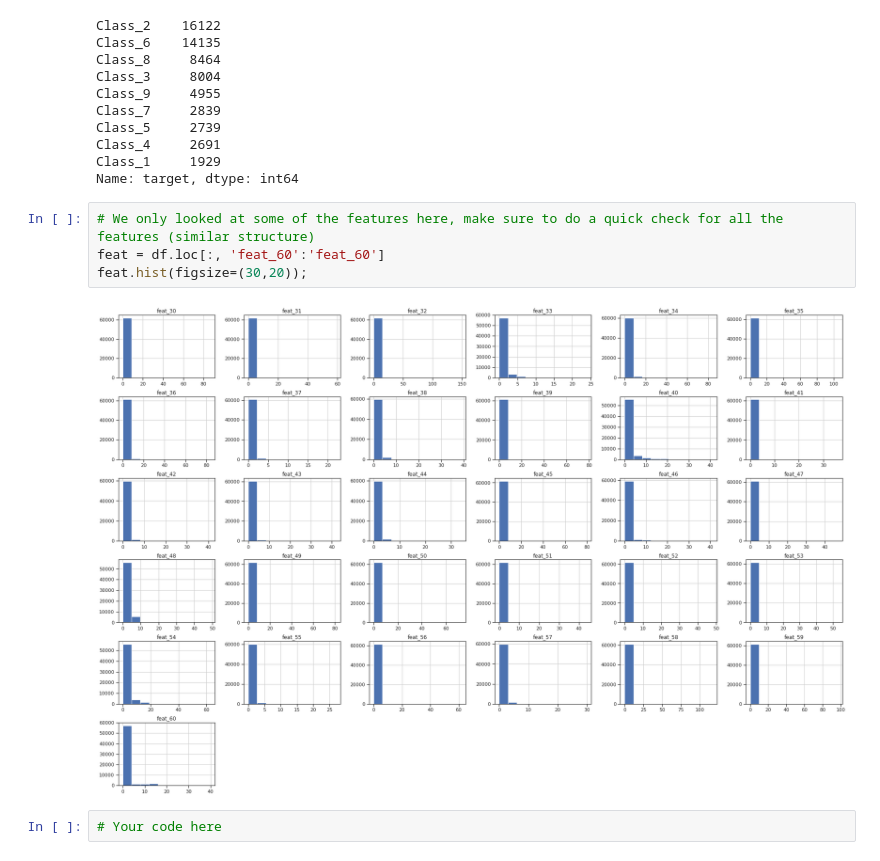
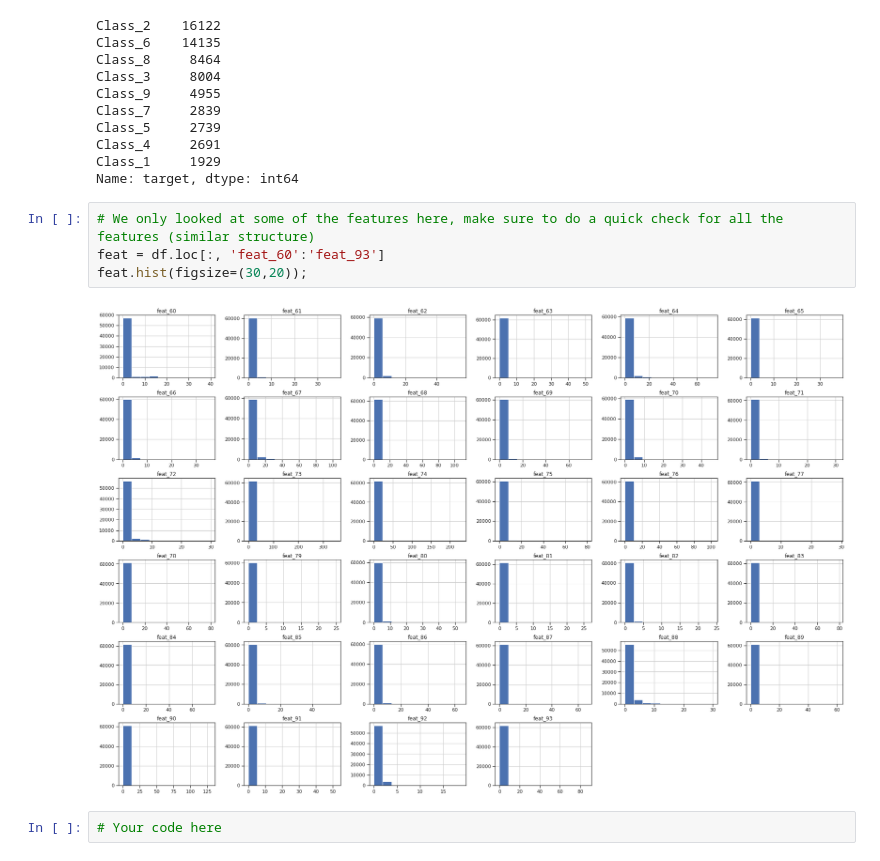
Before and after one commit to fleralle/dsc-pipelines-lab-houston-ds-042219, a Jupyter notebook: index.ipynb, the cells around one changed output. Cells and saved outputs as stored; diff of their text form.

```diff
--- a/index.ipynb
+++ b/index.ipynb
@@ -130,10 +130,10 @@ Class_1     1929
 Name: target, dtype: int64
 # %%
 # We only looked at some of the features here, make sure to do a quick check for all the features (similar structure)
-feat = df.loc[:, 'feat_60':'feat_60']
+feat = df.loc[:, 'feat_60':'feat_93']
 feat.hist(figsize=(30,20));
 # %% [output]
-[figure, old version]
+[figure, new version]
 # %%
 # Your code here
 # %%
```
